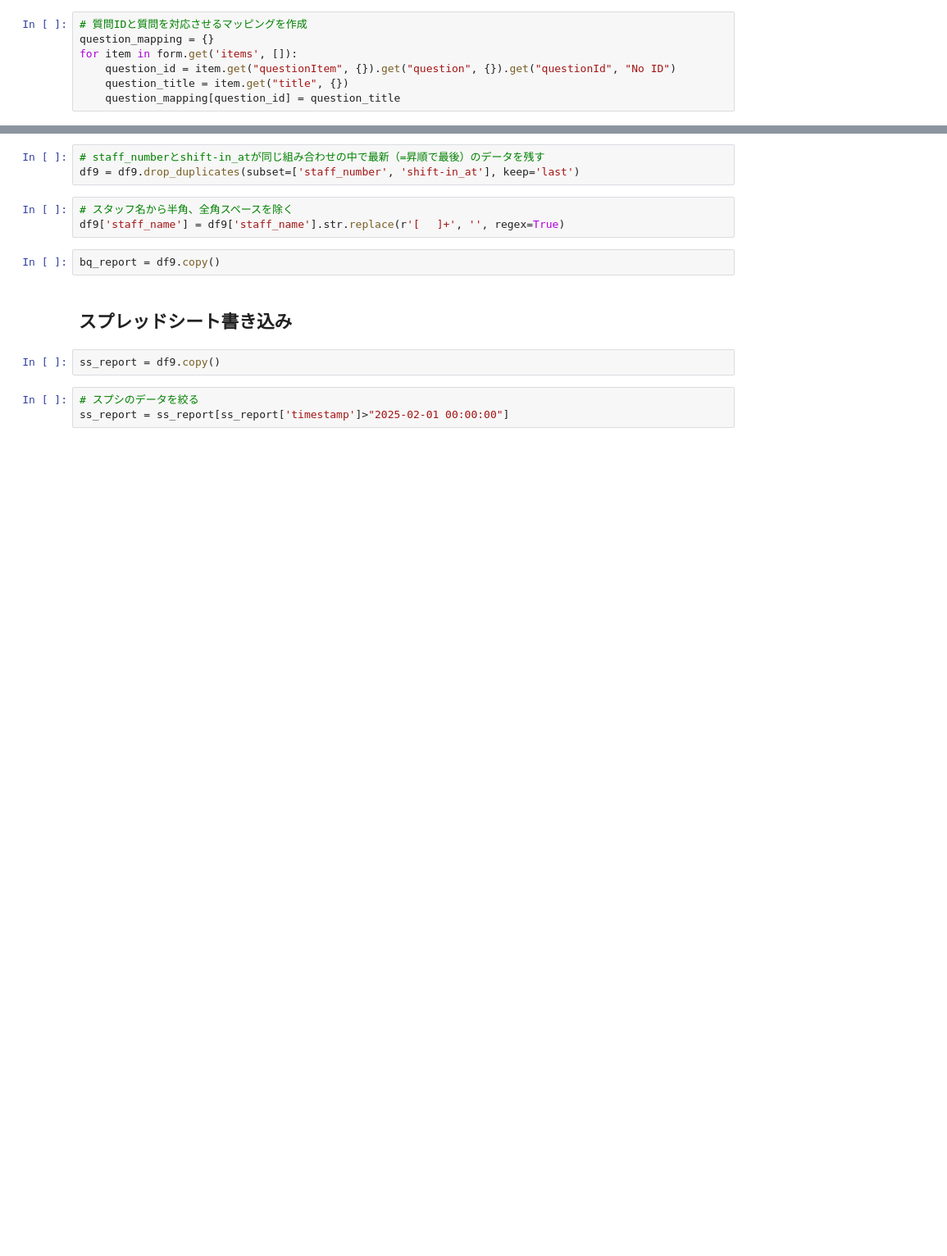
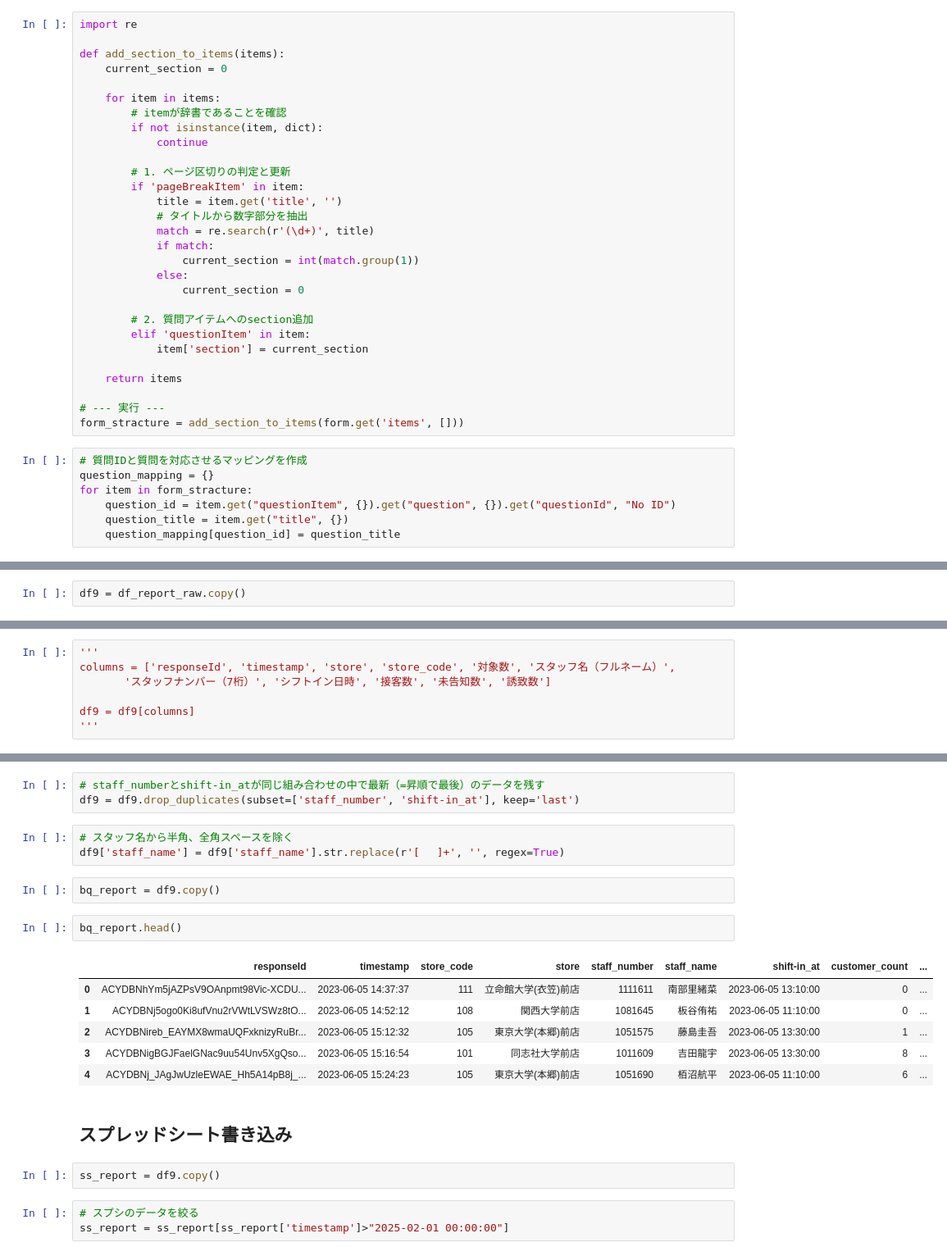
Before and after one commit to intern1-crypto/ETL-colab, a Jupyter notebook: ETL運用.ipynb, the cells around one changed output, grey strips where cells are left out. Shown at 82% size. Cells and saved outputs as stored; diff of their text form; blank space fills up the shorter version.

```diff
--- a/ETL運用.ipynb
+++ b/ETL運用.ipynb
@@ -738,10 +738,39 @@ df_report_raw.shape
 # %%
 # フォームの構造を取得
 form = service.forms().get(formId=form_id).execute()
+# %%
+import re
+
+def add_section_to_items(items):
+    current_section = 0
+
+    for item in items:
+        # itemが辞書であることを確認
+        if not isinstance(item, dict):
+            continue
+
+        # 1. ページ区切りの判定と更新
+        if 'pageBreakItem' in item:
+            title = item.get('title', '')
+            # タイトルから数字部分を抽出
+            match = re.search(r'(\d+)', title)
+            if match:
+                current_section = int(match.group(1))
+            else:
+                current_section = 0
+
+        # 2. 質問アイテムへのsection追加
+        elif 'questionItem' in item:
+            item['section'] = current_section
+
+    return items
+
+# --- 実行 ---
+form_stracture = add_section_to_items(form.get('items', []))
 # %%
 # 質問IDと質問を対応させるマッピングを作成
 question_mapping = {}
-for item in form.get('items', []):
+for item in form_stracture:
     question_id = item.get("questionItem", {}).get("question", {}).get("questionId", "No ID")
     question_title = item.get("title", {})
     question_mapping[question_id] = question_title
@@ -791,3 +812,5 @@ See the caveats in the documentation: https://pandas.pydata.org/pandas-docs/stab
+# %%
+df9 = df_report_raw.copy()
 # %%
 store_dict_report = {
     '111立命館大学(衣笠)前店': 111,
@@ -846,3 +864,10 @@ df9 = df9[df9['store_code'] != 999]
 df9['store'] = df9['store_code'].map(inverse_store_dict)
 
 df9.drop(columns=['店舗名（シフトインした店舗）'], inplace=True)
+# %%
+'''
+columns = ['responseId', 'timestamp', 'store', 'store_code', '対象数', 'スタッフ名（フルネーム）',
+       'スタッフナンバー（7桁）', 'シフトイン日時', '接客数', '未告知数', '誘致数']
+
+df9 = df9[columns]
+'''
@@ -927,6 +971,15 @@ df9 = df9.drop_duplicates(subset=['staff_number', 'shift-in_at'], keep='last')
 df9['staff_name'] = df9['staff_name'].str.replace(r'[ 　]+', '', regex=True)
 # %%
 bq_report = df9.copy()
+# %%
+bq_report.head()
+# %% [output]
+|  | responseId | timestamp | store_code | store | staff_number | staff_name | shift-in_at | customer_count | ... |
+| 0 | ACYDBNhYm5jAZPsV9OAnpmt98Vic-XCDU... | 2023-06-05 14:37:37 | 111 | 立命館大学(衣笠)前店 | 1111611 | 南部里緒菜 | 2023-06-05 13:10:00 | 0 | ... |
+| 1 | ACYDBNj5ogo0Ki8ufVnu2rVWtLVSWz8tO... | 2023-06-05 14:52:12 | 108 | 関西大学前店 | 1081645 | 板谷侑祐 | 2023-06-05 11:10:00 | 0 | ... |
+| 2 | ACYDBNireb_EAYMX8wmaUQFxknizyRuBr... | 2023-06-05 15:12:32 | 105 | 東京大学(本郷)前店 | 1051575 | 藤島圭吾 | 2023-06-05 13:30:00 | 1 | ... |
+| 3 | ACYDBNigBGJFaelGNac9uu54Unv5XgQso... | 2023-06-05 15:16:54 | 101 | 同志社大学前店 | 1011609 | 吉田龍宇 | 2023-06-05 13:30:00 | 8 | ... |
+| 4 | ACYDBNj_JAgJwUzleEWAE_Hh5A14pB8j_... | 2023-06-05 15:24:23 | 105 | 東京大学(本郷)前店 | 1051690 | 栢沼航平 | 2023-06-05 11:10:00 | 6 | ... |
 # %% [markdown]
 ## スプレッドシート書き込み
 # %%
```
Also changed, not shown: parts of 31 cells of this notebook.
